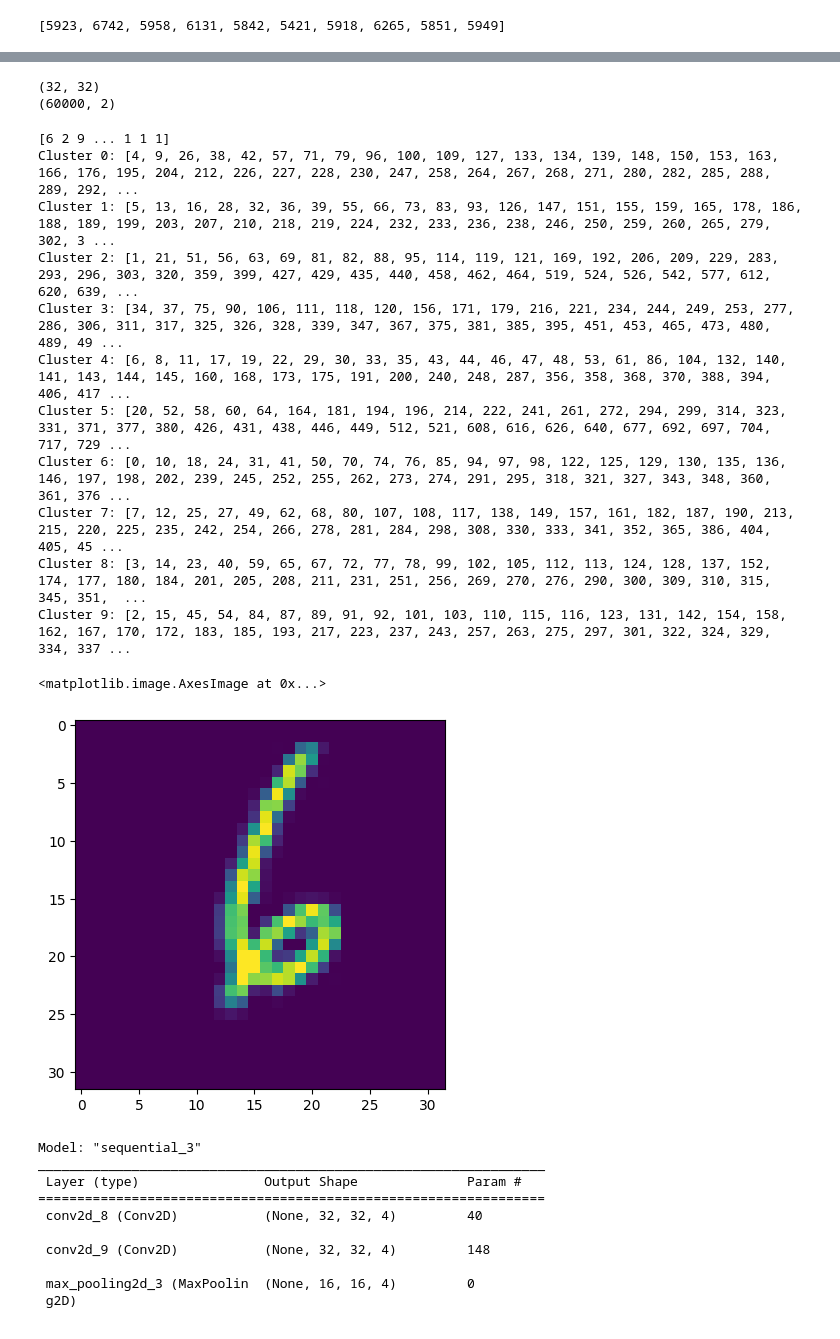
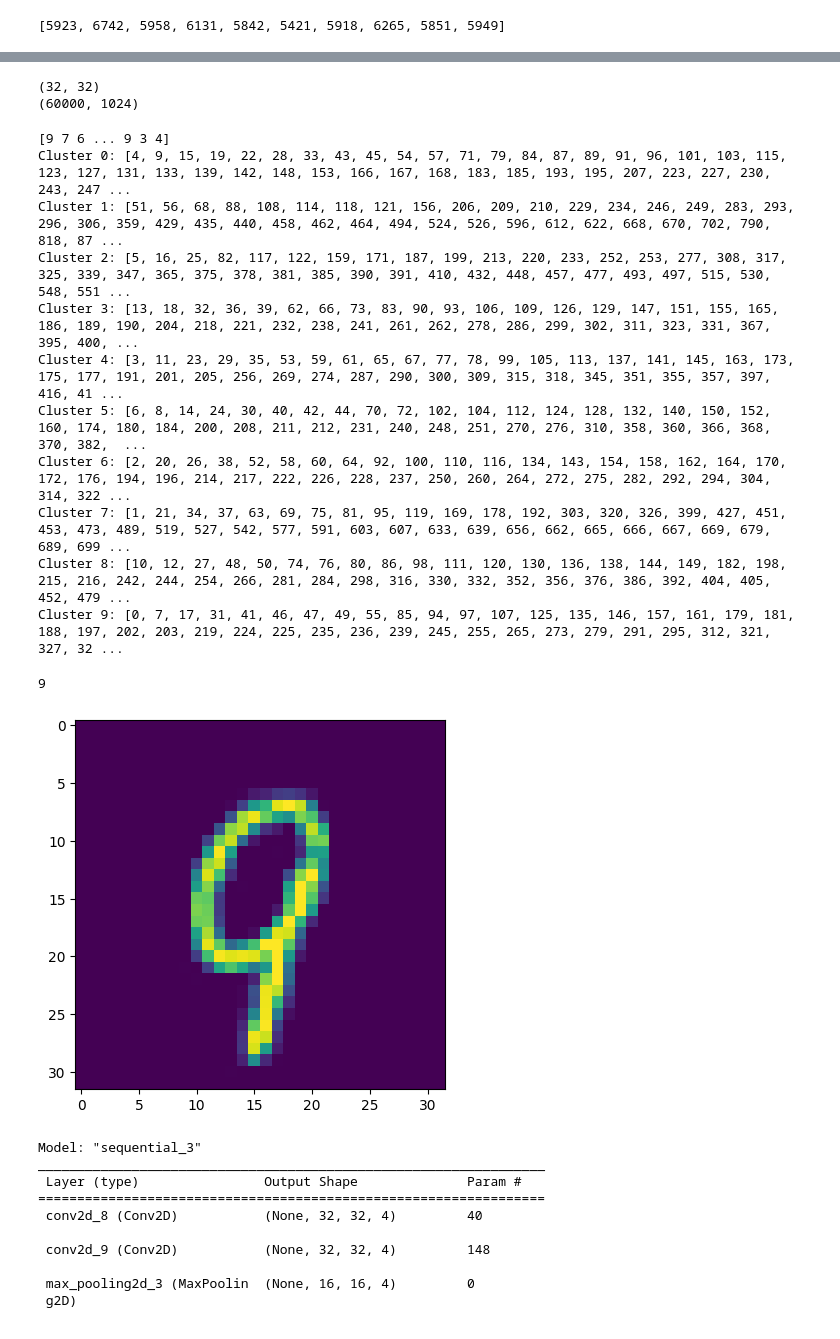
Before and after one commit to ishwars1618/clustering_autoencoders, a Jupyter notebook: clust_autoenc_3.ipynb, the cells around one changed output, grey strips where cells are left out. Drawn from its saved outputs; the diff is of its cells as text; code cells hidden in the pictures.

```diff
--- a/clust_autoenc_3.ipynb
+++ b/clust_autoenc_3.ipynb
@@ -257,35 +263,36 @@ for i in range(0, len(cl)):
 [12, 27, 30, 48, 50, 68, 69, 74, 76, 80, 86, 98, 111, 120, 130, 136, 138, 144, 149, 182, 198, 210, 215, 216, 242, 244, 246, 254, 266, 281, 284, 298, 312, 316, 330, 332, 333, 352, 356, 376, 386, 392, 4 ...
 # %%
 print(train_set_np_32_small[0].shape)
-flattened_pca = pca_dataset(train_set_np_32_small)
-print(flattened_pca.shape)
-cl = cluster(10, flattened_pca)
+flattened_np = train_set_np_32_small.reshape((len(train_set_np_32_small), 1024))
+print(flattened_np.shape)
+cl = cluster(10, flattened_np)
 for i in range(0, len(cl)):
   print("Cluster "+str(i)+": "+str(cl[i]))
 print()
 evaluate_clustering(cl)
 # %% [output]
 (32, 32)
-(60000, 2)
+(60000, 1024)
-[6 2 9 ... 1 1 1]
-Cluster 0: [4, 9, 26, 38, 42, 57, 71, 79, 96, 100, 109, 127, 133, 134, 139, 148, 150, 153, 163, 166, 176, 195, 204, 212, 226, 227, 228, 230, 247, 258, 264, 267, 268, 271, 280, 282, 285, 288, 289, 292, ...
-Cluster 1: [5, 13, 16, 28, 32, 36, 39, 55, 66, 73, 83, 93, 126, 147, 151, 155, 159, 165, 178, 186, 188, 189, 199, 203, 207, 210, 218, 219, 224, 232, 233, 236, 238, 246, 250, 259, 260, 265, 279, 302, 3 ...
-Cluster 2: [1, 21, 51, 56, 63, 69, 81, 82, 88, 95, 114, 119, 121, 169, 192, 206, 209, 229, 283, 293, 296, 303, 320, 359, 399, 427, 429, 435, 440, 458, 462, 464, 519, 524, 526, 542, 577, 612, 620, 639, ...
-Cluster 3: [34, 37, 75, 90, 106, 111, 118, 120, 156, 171, 179, 216, 221, 234, 244, 249, 253, 277, 286, 306, 311, 317, 325, 326, 328, 339, 347, 367, 375, 381, 385, 395, 451, 453, 465, 473, 480, 489, 49 ...
-Cluster 4: [6, 8, 11, 17, 19, 22, 29, 30, 33, 35, 43, 44, 46, 47, 48, 53, 61, 86, 104, 132, 140, 141, 143, 144, 145, 160, 168, 173, 175, 191, 200, 240, 248, 287, 356, 358, 368, 370, 388, 394, 406, 417 ...
-Cluster 5: [20, 52, 58, 60, 64, 164, 181, 194, 196, 214, 222, 241, 261, 272, 294, 299, 314, 323, 331, 371, 377, 380, 426, 431, 438, 446, 449, 512, 521, 608, 616, 626, 640, 677, 692, 697, 704, 717, 729 ...
-Cluster 6: [0, 10, 18, 24, 31, 41, 50, 70, 74, 76, 85, 94, 97, 98, 122, 125, 129, 130, 135, 136, 146, 197, 198, 202, 239, 245, 252, 255, 262, 273, 274, 291, 295, 318, 321, 327, 343, 348, 360, 361, 376 ...
-Cluster 7: [7, 12, 25, 27, 49, 62, 68, 80, 107, 108, 117, 138, 149, 157, 161, 182, 187, 190, 213, 215, 220, 225, 235, 242, 254, 266, 278, 281, 284, 298, 308, 330, 333, 341, 352, 365, 386, 404, 405, 45 ...
-Cluster 8: [3, 14, 23, 40, 59, 65, 67, 72, 77, 78, 99, 102, 105, 112, 113, 124, 128, 137, 152, 174, 177, 180, 184, 201, 205, 208, 211, 231, 251, 256, 269, 270, 276, 290, 300, 309, 310, 315, 345, 351,  ...
-Cluster 9: [2, 15, 45, 54, 84, 87, 89, 91, 92, 101, 103, 110, 115, 116, 123, 131, 142, 154, 158, 162, 167, 170, 172, 183, 185, 193, 217, 223, 237, 243, 257, 263, 275, 297, 301, 322, 324, 329, 334, 337 ...
+[9 7 6 ... 9 3 4]
+Cluster 0: [4, 9, 15, 19, 22, 28, 33, 43, 45, 54, 57, 71, 79, 84, 87, 89, 91, 96, 101, 103, 115, 123, 127, 131, 133, 139, 142, 148, 153, 166, 167, 168, 183, 185, 193, 195, 207, 223, 227, 230, 243, 247 ...
+Cluster 1: [51, 56, 68, 88, 108, 114, 118, 121, 156, 206, 209, 210, 229, 234, 246, 249, 283, 293, 296, 306, 359, 429, 435, 440, 458, 462, 464, 494, 524, 526, 596, 612, 622, 668, 670, 702, 790, 818, 87 ...
+Cluster 2: [5, 16, 25, 82, 117, 122, 159, 171, 187, 199, 213, 220, 233, 252, 253, 277, 308, 317, 325, 339, 347, 365, 375, 378, 381, 385, 390, 391, 410, 432, 448, 457, 477, 493, 497, 515, 530, 548, 551 ...
+Cluster 3: [13, 18, 32, 36, 39, 62, 66, 73, 83, 90, 93, 106, 109, 126, 129, 147, 151, 155, 165, 186, 189, 190, 204, 218, 221, 232, 238, 241, 261, 262, 278, 286, 299, 302, 311, 323, 331, 367, 395, 400, ...
+Cluster 4: [3, 11, 23, 29, 35, 53, 59, 61, 65, 67, 77, 78, 99, 105, 113, 137, 141, 145, 163, 173, 175, 177, 191, 201, 205, 256, 269, 274, 287, 290, 300, 309, 315, 318, 345, 351, 355, 357, 397, 416, 41 ...
+Cluster 5: [6, 8, 14, 24, 30, 40, 42, 44, 70, 72, 102, 104, 112, 124, 128, 132, 140, 150, 152, 160, 174, 180, 184, 200, 208, 211, 212, 231, 240, 248, 251, 270, 276, 310, 358, 360, 366, 368, 370, 382,  ...
+Cluster 6: [2, 20, 26, 38, 52, 58, 60, 64, 92, 100, 110, 116, 134, 143, 154, 158, 162, 164, 170, 172, 176, 194, 196, 214, 217, 222, 226, 228, 237, 250, 260, 264, 272, 275, 282, 292, 294, 304, 314, 322 ...
+Cluster 7: [1, 21, 34, 37, 63, 69, 75, 81, 95, 119, 169, 178, 192, 303, 320, 326, 399, 427, 451, 453, 473, 489, 519, 527, 542, 577, 591, 603, 607, 633, 639, 656, 662, 665, 666, 667, 669, 679, 689, 699 ...
+Cluster 8: [10, 12, 27, 48, 50, 74, 76, 80, 86, 98, 111, 120, 130, 136, 138, 144, 149, 182, 198, 215, 216, 242, 244, 254, 266, 281, 284, 298, 316, 330, 332, 352, 356, 376, 386, 392, 404, 405, 452, 479 ...
+Cluster 9: [0, 7, 17, 31, 41, 46, 47, 49, 55, 85, 94, 97, 107, 125, 135, 146, 157, 161, 179, 181, 188, 197, 202, 203, 219, 224, 225, 235, 236, 239, 245, 255, 265, 273, 279, 291, 295, 312, 321, 327, 32 ...
 # %%
-cluster_id = 2
-k = 50
+cluster_id = 0
+k = 68
 img_index = cl[cluster_id][k]
 plt.imshow(train_set_np_32_small[img_index])
+print(train_set_label_small[img_index])
 # %% [output]
-<matplotlib.image.AxesImage at 0x...>
+9
-[figure, old version]
+[figure, new version]
 # %%
 from keras.src.layers.rnn.base_rnn import layer_serialization
 # autoencoder
```
Also changed, not shown: parts of 4 cells of this notebook.
